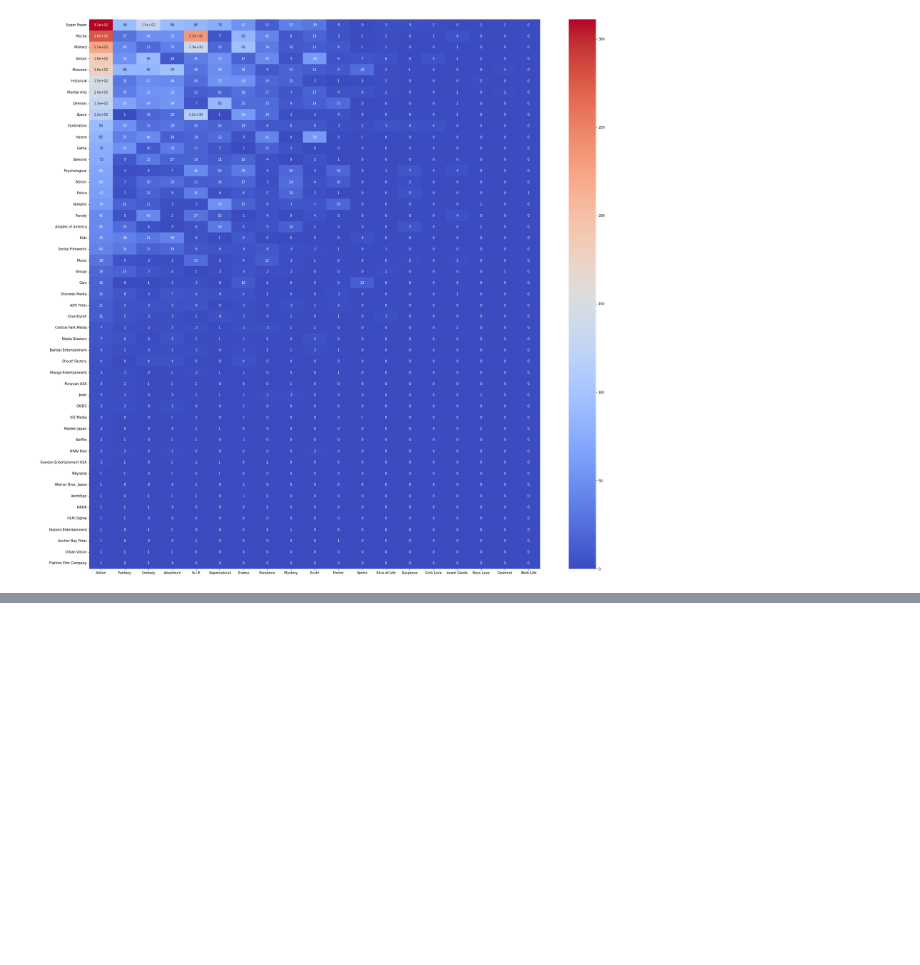
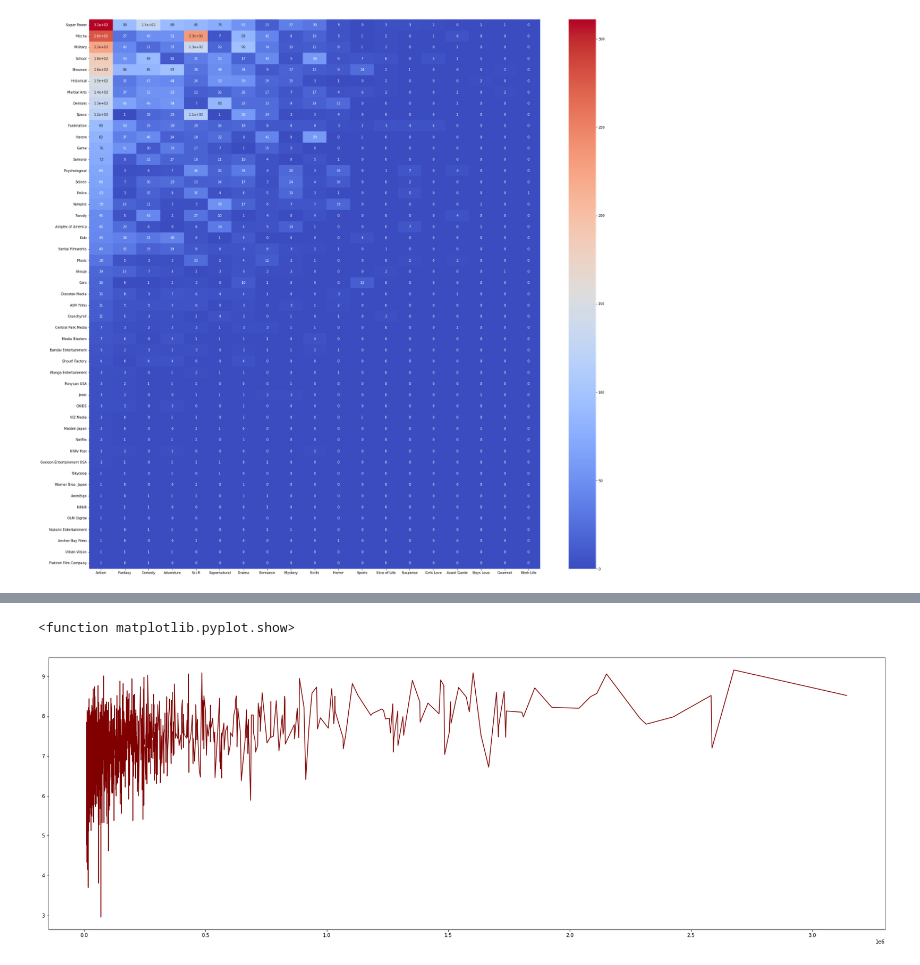
Before and after one commit to Andrew55529/IMDP, a Jupyter notebook: anime.ipynb, the cells around one changed output, grey strips where cells are left out. Cells and saved outputs as stored; diff of their text form; code cells hidden in the pictures; blank space fills up the shorter version.

```diff
--- a/anime.ipynb
+++ b/anime.ipynb
@@ -180,4 +203,7 @@ sns.heatmap(df, annot = True, cmap = 'coolwarm')   #11
 # %%
-fig = mpl.figure(figsize = (10, 10))
+fig = mpl.figure(figsize = (30, 10))
 mpl.plot(data['voters'],data['rating'], color ='maroon')
 mpl.show    #12
+# %% [output]
+<function matplotlib.pyplot.show>
+[figure, added]
```
Also changed, not shown: parts of 5 cells of this notebook.
